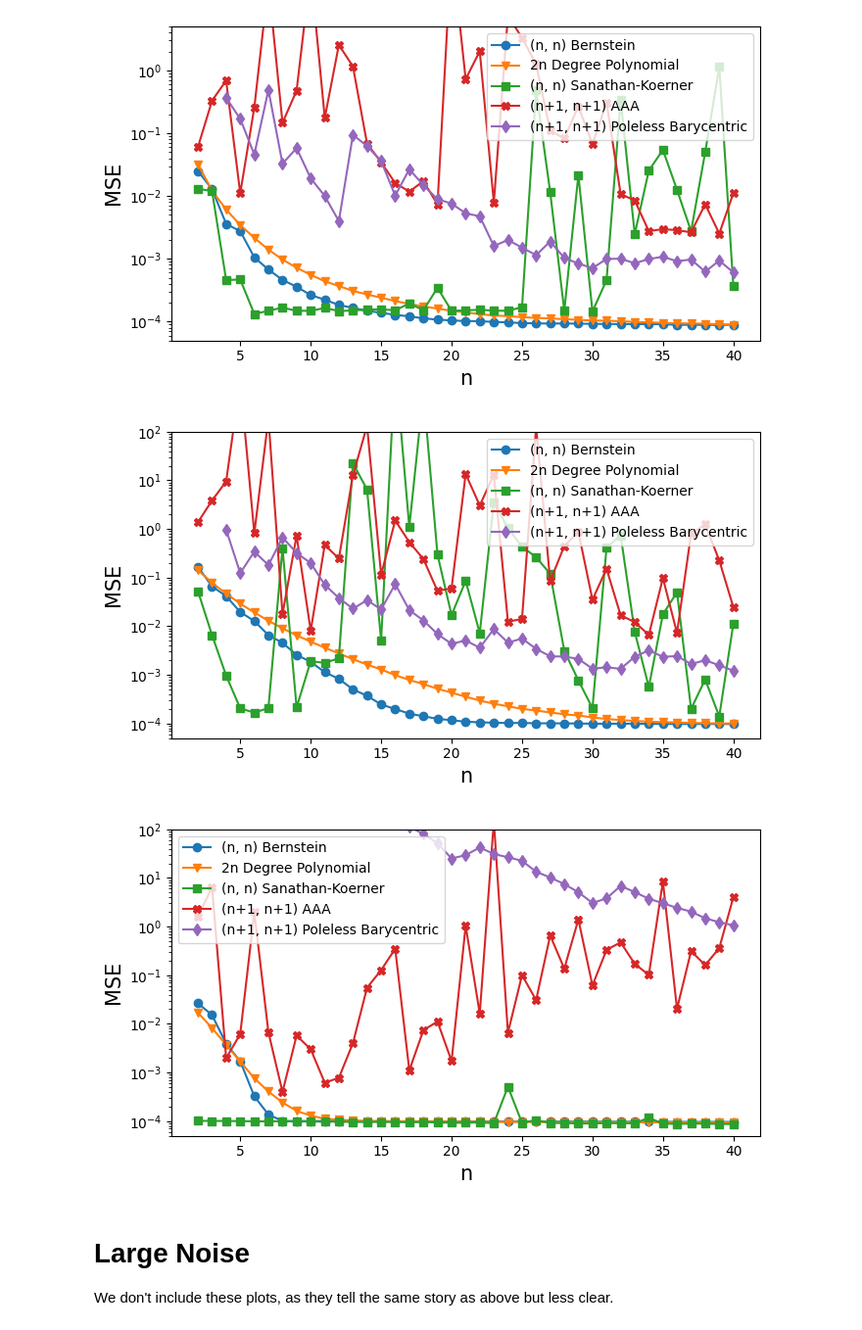
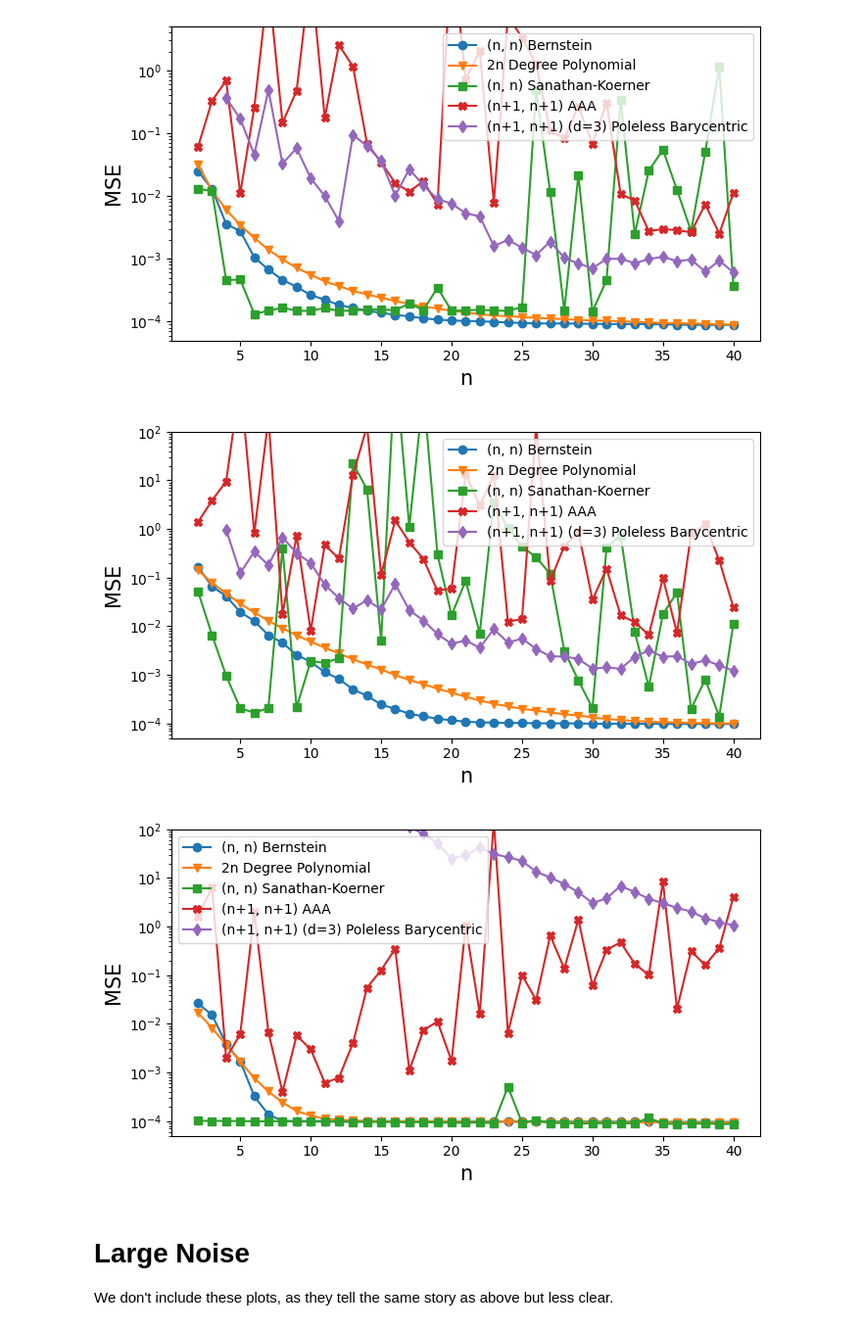
Before and after one commit to infamoussoap/RationalFunctionApproximation, a Jupyter notebook: Numerical Tests/Noisy Function Plots.ipynb, the cells around one changed output. Shown: that part at 98% size. Cells and saved outputs as stored; diff of their text form; code cells hidden in the pictures.

```diff
--- a/Numerical Tests/Noisy Function Plots.ipynb
+++ b/Numerical Tests/Noisy Function Plots.ipynb
@@ -8,34 +8,36 @@ markers = ['o', 'v', 's', 'X', 'd', '8', 'p', '>']
 # %%
 fig, ax = plt.subplots(1, 1, figsize=(7, 4))
 
 df = pd.read_csv('Tests/noisy_function/csv_files/abs_mse_0.01.csv', index_col=0)
 
 i = 0
 for col in df.columns:
     if col in ['Linearized Bernstein', 'Natural Spline']:
         continue
 
     if col in ['Bernstein', 'SK']:
         label = f"(n, n) {col}" if col != 'SK' else f"(n, n) Sanathan-Koerner"
     elif col == 'Polynomial':
         label = f"2n Degree Polynomial"
+    elif col == 'Poleless Barycentric':
+        label = f"(n+1, n+1) (d=3) {col}"
     else:
         label = f"(n+1, n+1) {col}"
 
     ax.plot(df[col], label=label, marker=markers[i])
     i += 1
 
 ax.set_yscale('log')
 ax.set_ylim(5e-5, 5)
 ax.legend()
 
 ax.set_ylabel('MSE', fontsize=15)
 ax.set_xlabel('n', fontsize=15)
 
 plt.tight_layout()
 plt.savefig(f"noisy_abs_convergence.png", dpi=150)
 # %% [output]
-[figure, old version]
+[figure, new version]
 # %%
 fig, ax = plt.subplots(1, 1, figsize=(7, 4))
 
@@ -50,6 +52,8 @@ for col in df.columns:
         label = f"(n, n) {col}" if col != 'SK' else f"(n, n) Sanathan-Koerner"
     elif col == 'Polynomial':
         label = f"2n Degree Polynomial"
+    elif col == 'Poleless Barycentric':
+        label = f"(n+1, n+1) (d=3) {col}"
     else:
         label = f"(n+1, n+1) {col}"
 
@@ -66,7 +70,7 @@ ax.set_xlabel('n', fontsize=15)
 plt.tight_layout()
 plt.savefig(f"noisy_tan_convergence.png", dpi=150)
 # %% [output]
-[figure, old version]
+[figure, new version]
 # %%
 fig, ax = plt.subplots(1, 1, figsize=(7, 4))
 
@@ -81,6 +85,8 @@ for col in df.columns:
         label = f"(n, n) {col}" if col != 'SK' else f"(n, n) Sanathan-Koerner"
     elif col == 'Polynomial':
         label = f"2n Degree Polynomial"
+    elif col == 'Poleless Barycentric':
+        label = f"(n+1, n+1) (d=3) {col}"
     else:
         label = f"(n+1, n+1) {col}"
 
@@ -97,7 +103,7 @@ ax.set_xlabel('n', fontsize=15)
 plt.tight_layout()
 plt.savefig(f"noisy_runge_convergence.png", dpi=150)
 # %% [output]
-[figure, old version]
+[figure, new version]
 # %% [markdown]
 # Large Noise
 
```
Also changed, not shown: parts of 3 cells of this notebook, 6 other files.
